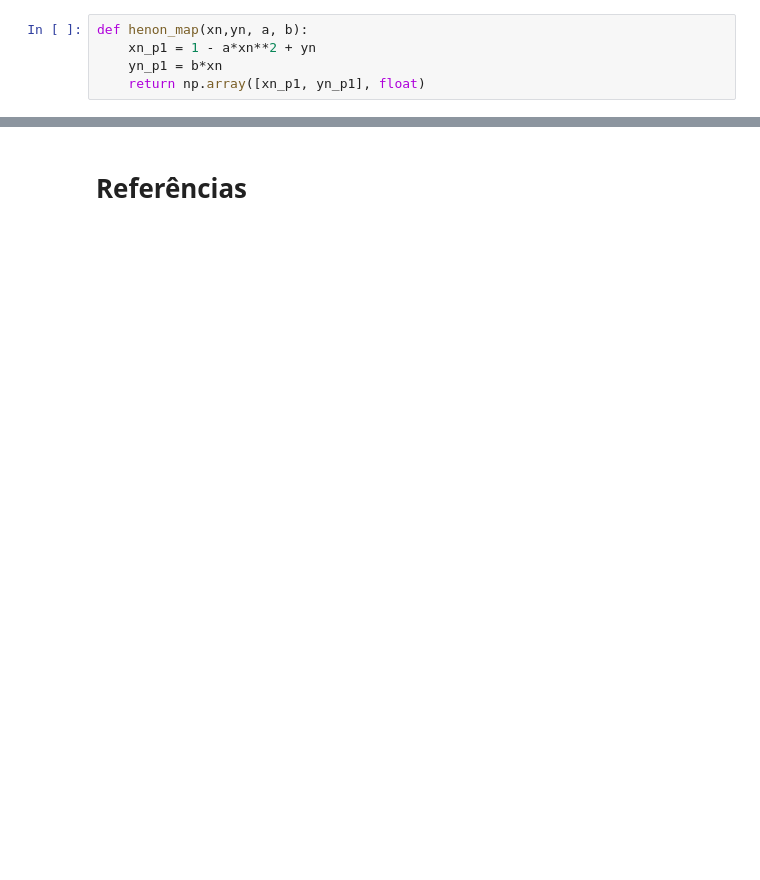
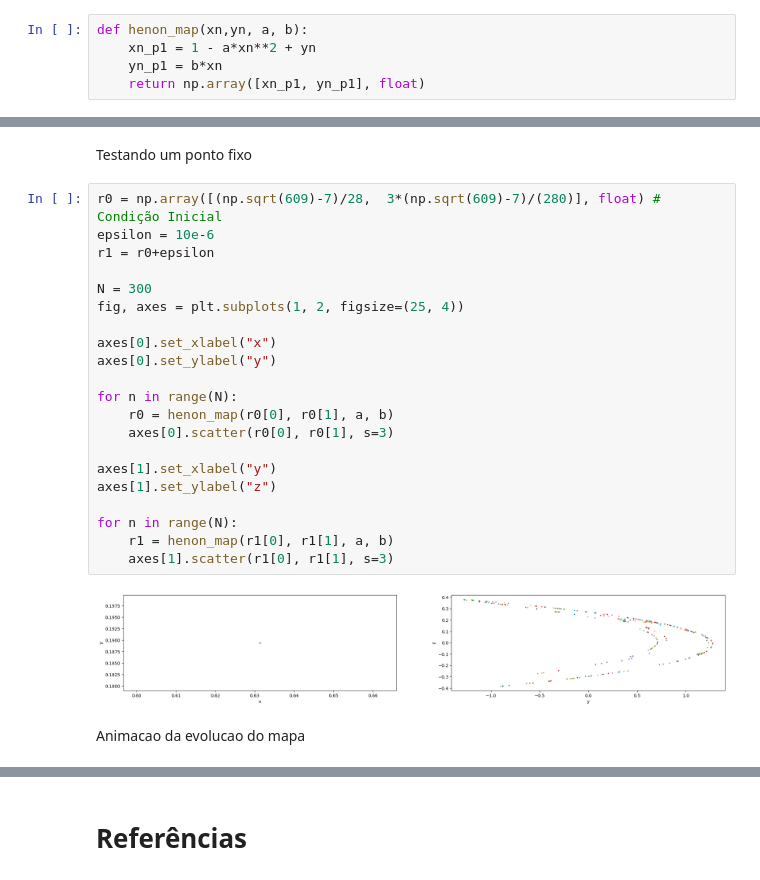
Before and after one commit to Wally-sson/pys, a Jupyter notebook: Atratores/Chaotic Attractors.ipynb, the cells around one changed output, grey strips where cells are left out. Drawn from its saved outputs; the diff is of its cells as text; blank space fills up the shorter version.

```diff
--- a/Atratores/Chaotic Attractors.ipynb
+++ b/Atratores/Chaotic Attractors.ipynb
@@ -312,0 +419,27 @@ plt.show()
+# %% [markdown]
+Testando um ponto fixo
+# %%
+r0 = np.array([(np.sqrt(609)-7)/28,  3*(np.sqrt(609)-7)/(280)], float) # Condição Inicial
+epsilon = 10e-6
+r1 = r0+epsilon
+
+N = 300
+fig, axes = plt.subplots(1, 2, figsize=(25, 4))
+
+axes[0].set_xlabel("x")
+axes[0].set_ylabel("y")
+
+for n in range(N):
+    r0 = henon_map(r0[0], r0[1], a, b)
+    axes[0].scatter(r0[0], r0[1], s=3)
+
+axes[1].set_xlabel("y")
+axes[1].set_ylabel("z")
+
+for n in range(N):
+    r1 = henon_map(r1[0], r1[1], a, b)
+    axes[1].scatter(r1[0], r1[1], s=3)
+# %% [output]
+[figure, added]
+# %% [markdown]
+Animacao da evolucao do mapa
```
Also changed, not shown: parts of 29 cells of this notebook, 3 other files.
